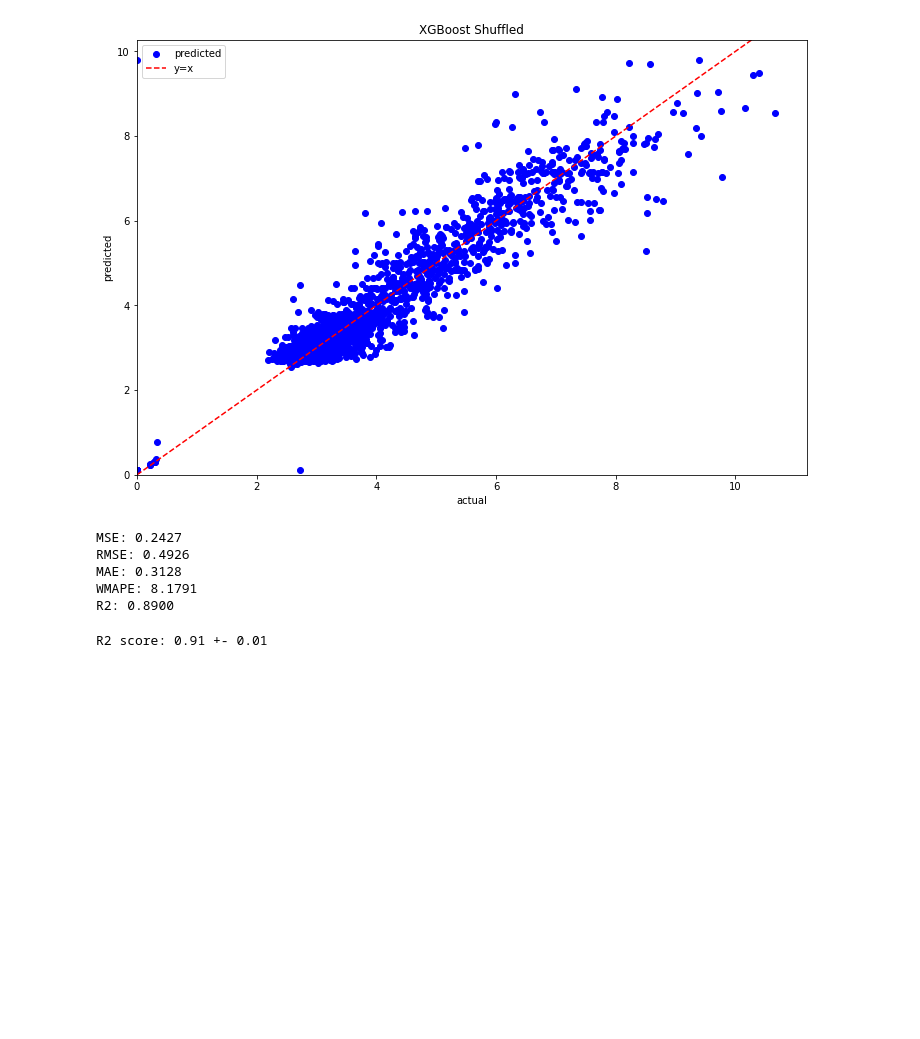
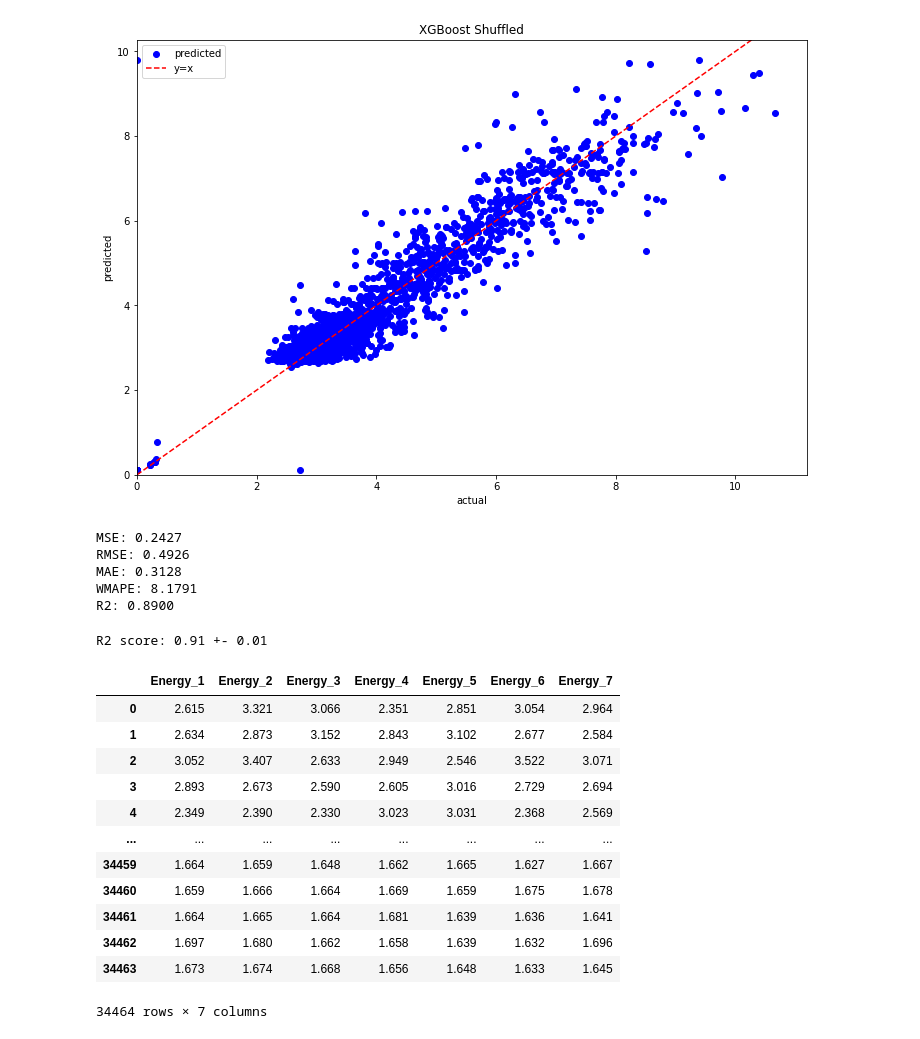
Before and after one commit to franciscomonteiro85/rec-energy-prediction-algorithm, a Jupyter notebook: REC_Energy_Algorithm.ipynb, the cells around one changed output. Cells and saved outputs as stored; diff of their text form; code cells hidden in the pictures; blank space fills up the shorter version.

```diff
--- a/REC_Energy_Algorithm.ipynb
+++ b/REC_Energy_Algorithm.ipynb
@@ -563,3 +563,25 @@ R2: 0.8900
 scores = cv_validate(xgb.XGBRegressor(max_depth=5, learning_rate=0.1, n_estimators=100, verbosity=1, seed=42), X_train_shuffled, y_train_shuffled, 10)
 # %% [output]
 R2 score: 0.91 +- 0.01
+# %%
+features_7 = pd.DataFrame()
+for i in range(1, 8):
+    features_7[f'Energy_{i}'] = df_energy.shift(i * 96)
+
+features_7.dropna(inplace=True)
+X_previous_7days = features_7.reset_index(drop=True)
+X_previous_7days
+# %% [output]
+|  | Energy_1 | Energy_2 | Energy_3 | Energy_4 | Energy_5 | Energy_6 | Energy_7 |
+| 0 | 2.615 | 3.321 | 3.066 | 2.351 | 2.851 | 3.054 | 2.964 |
+| 1 | 2.634 | 2.873 | 3.152 | 2.843 | 3.102 | 2.677 | 2.584 |
+| 2 | 3.052 | 3.407 | 2.633 | 2.949 | 2.546 | 3.522 | 3.071 |
+| 3 | 2.893 | 2.673 | 2.590 | 2.605 | 3.016 | 2.729 | 2.694 |
+| 4 | 2.349 | 2.390 | 2.330 | 3.023 | 3.031 | 2.368 | 2.569 |
+| ... | ... | ... | ... | ... | ... | ... | ... |
+| 34459 | 1.664 | 1.659 | 1.648 | 1.662 | 1.665 | 1.627 | 1.667 |
+| 34460 | 1.659 | 1.666 | 1.664 | 1.669 | 1.659 | 1.675 | 1.678 |
+| 34461 | 1.664 | 1.665 | 1.664 | 1.681 | 1.639 | 1.636 | 1.641 |
+| 34462 | 1.697 | 1.680 | 1.662 | 1.658 | 1.639 | 1.632 | 1.696 |
+| 34463 | 1.673 | 1.674 | 1.668 | 1.656 | 1.648 | 1.633 | 1.645 |
+34464 rows × 7 columns
```
Also changed, not shown: parts of 2 cells of this notebook, 1 other file.
